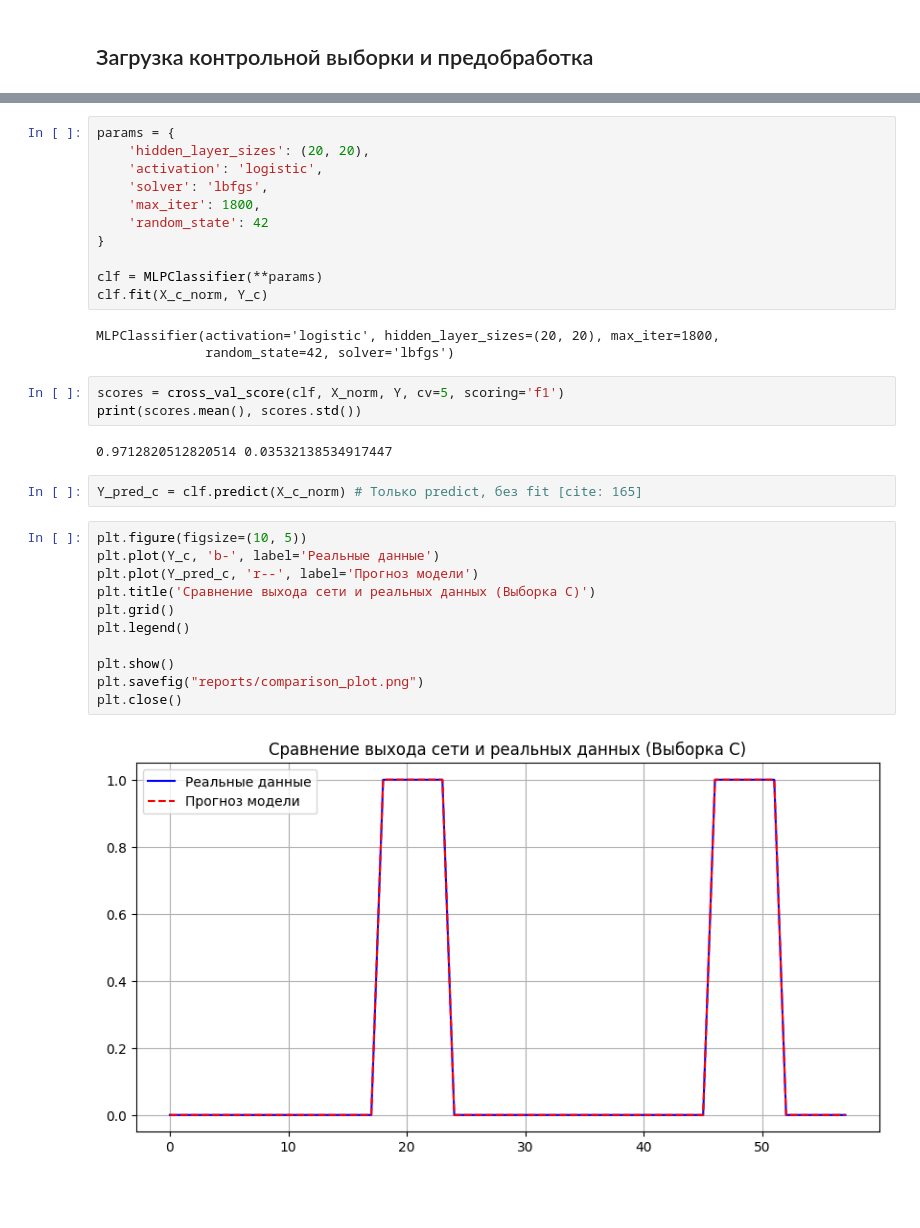
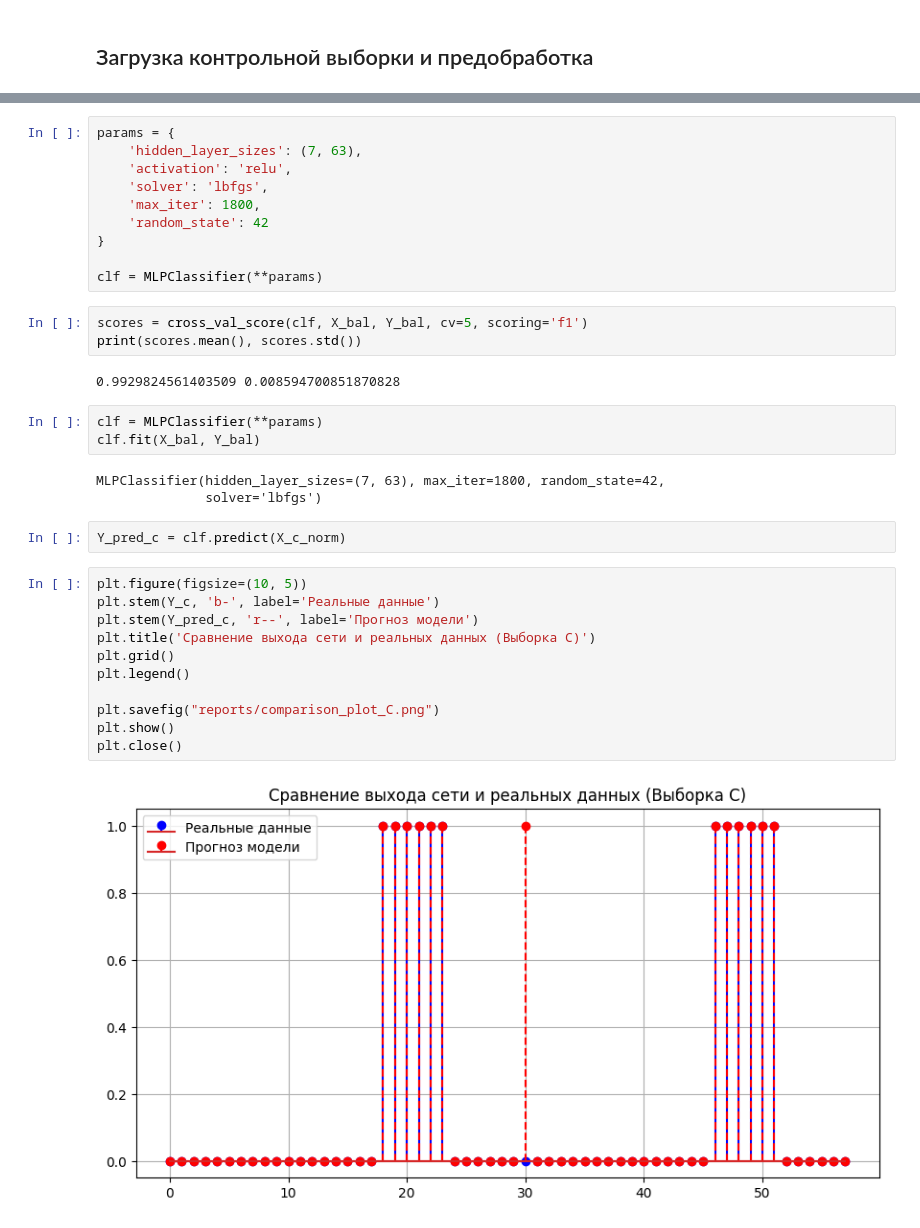
Before and after one commit to Georgius03/mag_ML, a Jupyter notebook: notebooks/lab_2.ipynb, the cells around one changed output, grey strips where cells are left out. Drawn from its saved outputs; the diff is of its cells as text; blank space fills up the shorter version.

```diff
--- a/notebooks/lab_2.ipynb
+++ b/notebooks/lab_2.ipynb
@@ -665,35 +809,37 @@ X_c_norm, Y_c
         0, 0, 1, 1, 1, 1, 1, 1, 0, 0, 0, 0, 0, 0]))
 # %%
 params = {
-    'hidden_layer_sizes': (20, 20),
-    'activation': 'logistic',
+    'hidden_layer_sizes': (7, 63),
+    'activation': 'relu',
     'solver': 'lbfgs',
     'max_iter': 1800,
     'random_state': 42
 }
 
 clf = MLPClassifier(**params)
-clf.fit(X_c_norm, Y_c)
-# %% [output]
-MLPClassifier(activation='logistic', hidden_layer_sizes=(20, 20), max_iter=1800,
-              random_state=42, solver='lbfgs')
 # %%
-scores = cross_val_score(clf, X_norm, Y, cv=5, scoring='f1')
+scores = cross_val_score(clf, X_bal, Y_bal, cv=5, scoring='f1')
 print(scores.mean(), scores.std())
 # %% [output]
-0.9712820512820514 0.03532138534917447
+0.9929824561403509 0.008594700851870828
+# %%
+clf = MLPClassifier(**params)
+clf.fit(X_bal, Y_bal)
+# %% [output]
+MLPClassifier(hidden_layer_sizes=(7, 63), max_iter=1800, random_state=42,
+              solver='lbfgs')
 # %%
-Y_pred_c = clf.predict(X_c_norm) # Только predict, без fit [cite: 165]
+Y_pred_c = clf.predict(X_c_norm)
 # %%
 plt.figure(figsize=(10, 5))
-plt.plot(Y_c, 'b-', label='Реальные данные')
-plt.plot(Y_pred_c, 'r--', label='Прогноз модели')
+plt.stem(Y_c, 'b-', label='Реальные данные')
+plt.stem(Y_pred_c, 'r--', label='Прогноз модели')
 plt.title('Сравнение выхода сети и реальных данных (Выборка С)')
 plt.grid()
 plt.legend()
 
+plt.savefig("reports/comparison_plot_C.png")
 plt.show()
-plt.savefig("reports/comparison_plot.png")
 plt.close()
 # %% [output]
-[figure, old version]
+[figure, new version]
```
Also changed, not shown: parts of 38 cells of this notebook, 35 other files.
